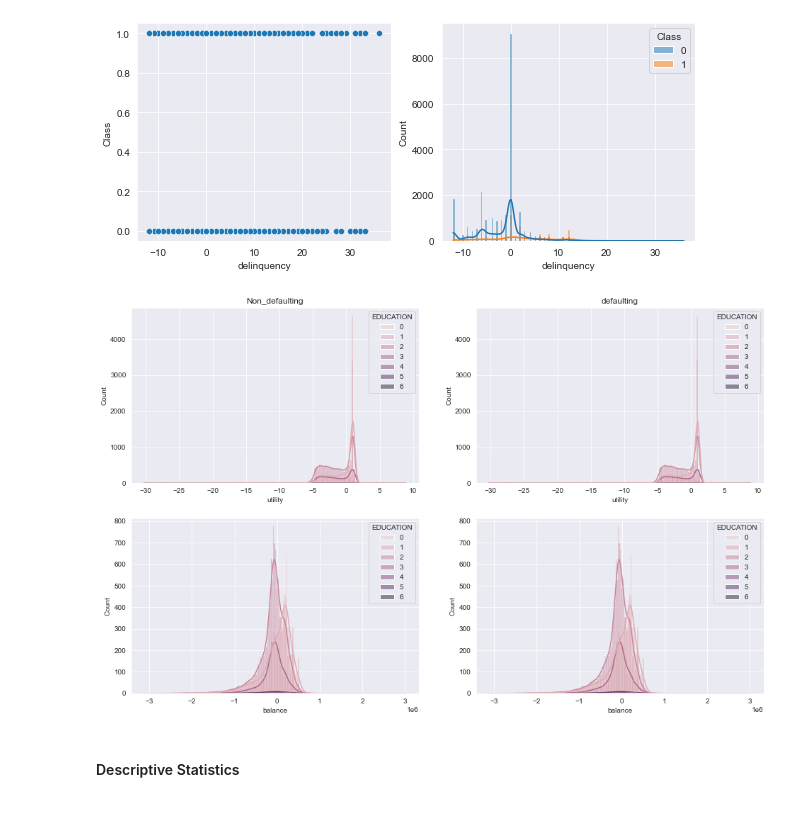
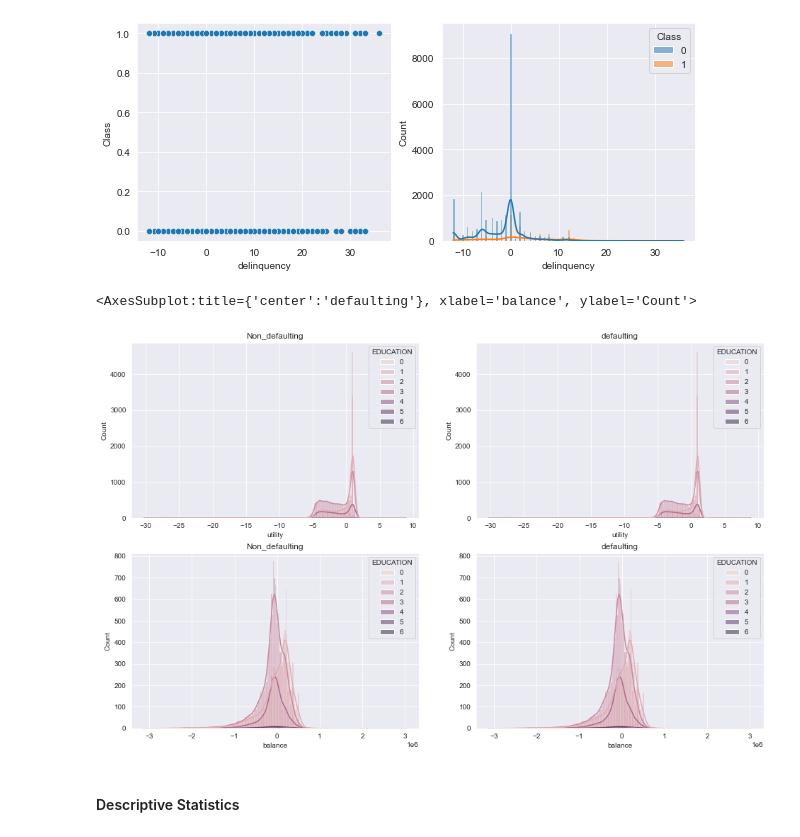
Before and after one commit to ghcn345/Credit-Card-Default-Prediction, a Jupyter notebook: CCDefaultPrediction.ipynb, the cells around one changed output. Saved outputs shown, nothing was run; the diff lists cells and outputs as text; code cells hidden in the pictures.

```diff
--- a/CCDefaultPrediction.ipynb
+++ b/CCDefaultPrediction.ipynb
@@ -207,21 +205,22 @@ df['utility'] = df['balance']/df.LIMIT_BAL
 # %%
 fig, ax = plt.subplots(2, 2, figsize=(16,10))
 sns.color_palette("hls", 8)
 
 ax[0][0].set_title('Non_defaulting')
 sns.histplot(data=df[df['Class'] == 0], x=df['utility'], hue=df['EDUCATION'],kde=True, ax=ax[0][0])
 
 ax[0][1].set_title('defaulting')
 sns.histplot(data=df[df['Class'] == 1], x=df['utility'], hue=df['EDUCATION'],kde=True, ax=ax[0][1])
 
-ax1.set_title('Non_defaulting')
+ax[1][0].set_title('Non_defaulting')
 sns.histplot(data=df[df['Class'] == 0], x=df['balance'], hue=df['EDUCATION'],kde=True, ax=ax[1][0])
 
-ax2.set_title('defaulting')
+ax[1][1].set_title('defaulting')
 sns.histplot(data=df[df['Class'] == 1], x=df['balance'], hue=df['EDUCATION'],kde=True, ax=ax[1][1])
 #plt.savefig('images/utility.jpg')
 # %% [output]
+<AxesSubplot:title={'center':'defaulting'}, xlabel='balance', ylabel='Count'>
-[figure, old version]
+[figure, new version]
 # %% [markdown]
 #### Descriptive Statistics
 # %%
```
Also changed, not shown: parts of 13 cells of this notebook.
